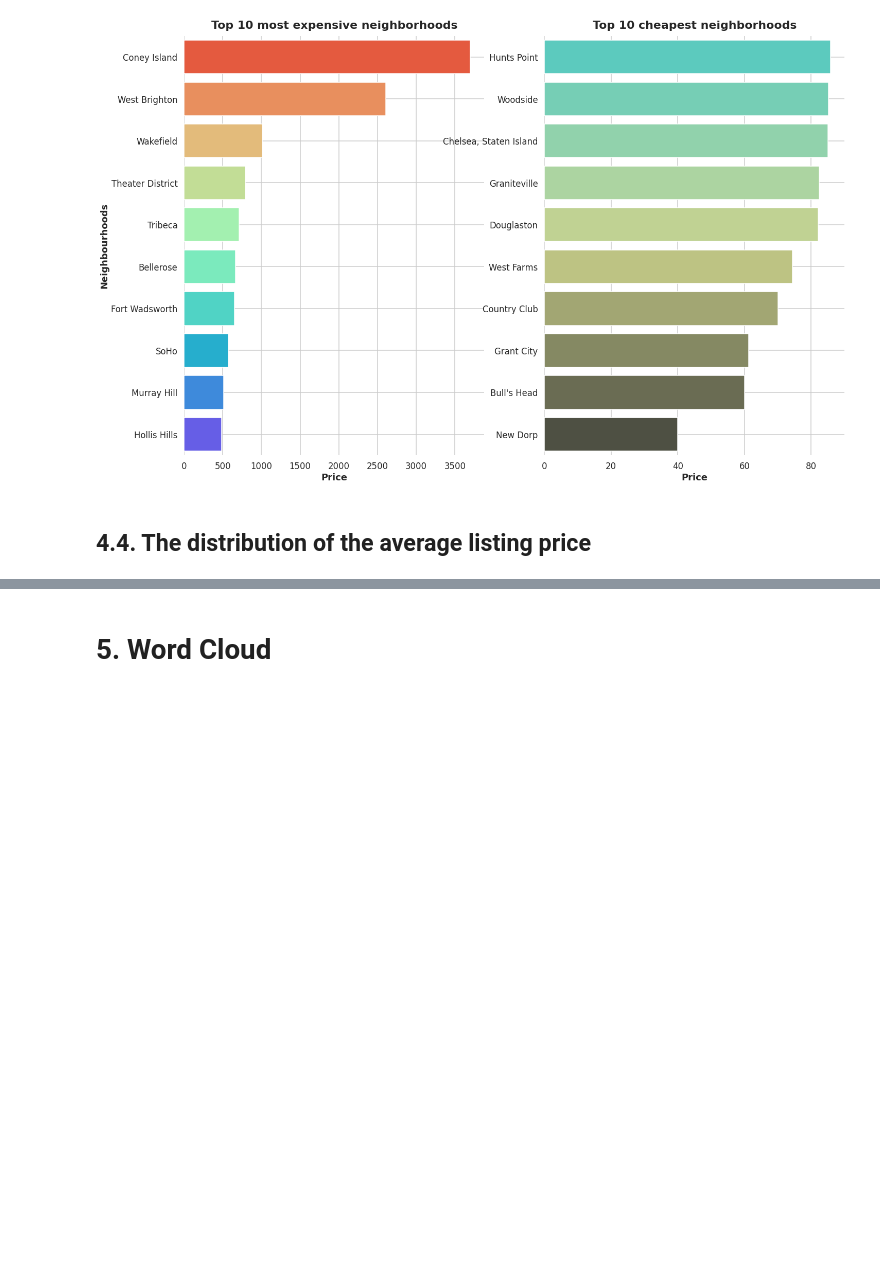
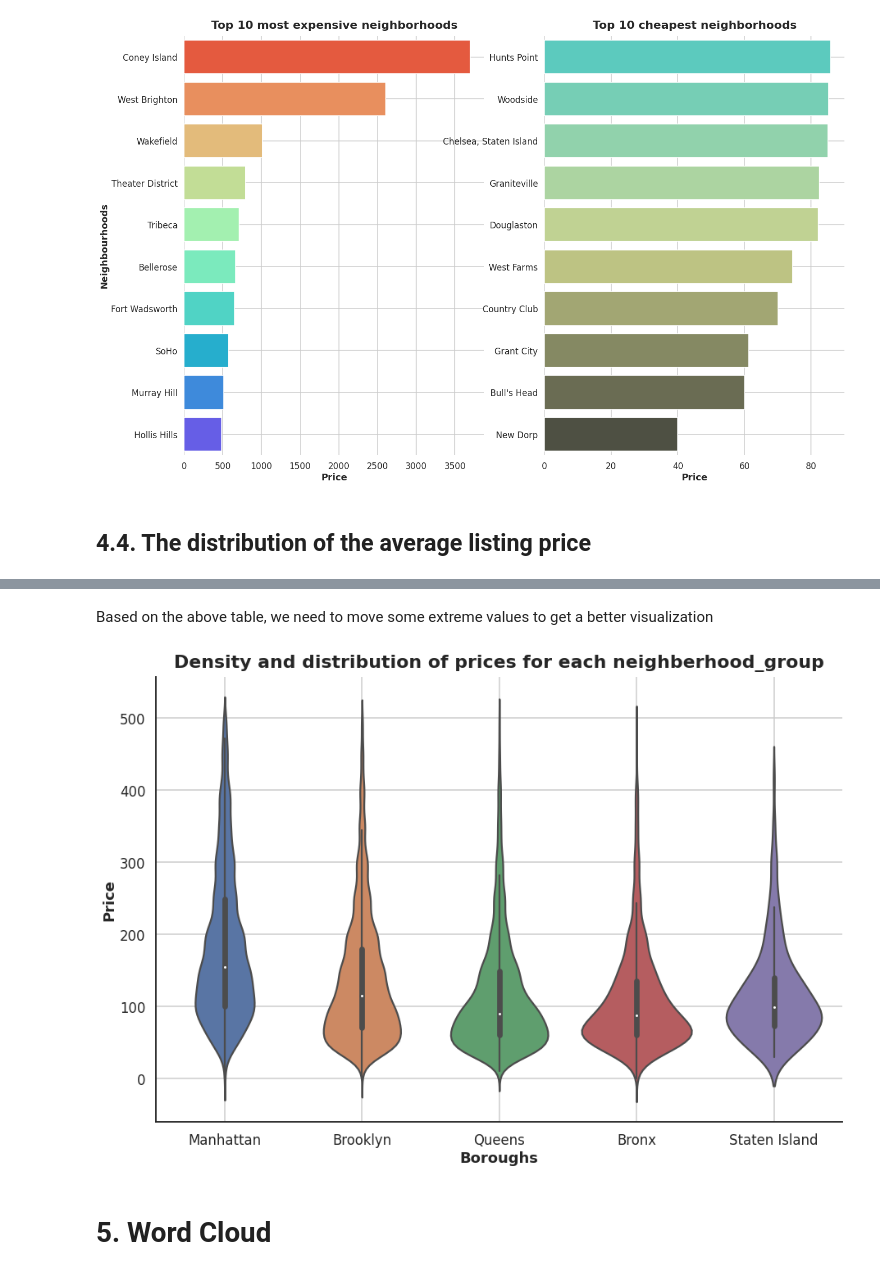
Before and after one commit to tmkhang1999/2022-NYC-Airbnb-Analytics, a Jupyter notebook: analysis.ipynb, the cells around one changed output, grey strips where cells are left out. Saved outputs shown, nothing was run; the diff lists cells and outputs as text; code cells hidden in the pictures; blank space fills up the shorter version.

Commit message:
Visualize the distribution of price across different boroughs

```diff
--- a/analysis.ipynb
+++ b/analysis.ipynb
@@ -329,3 +340,23 @@ listing_df['price'].isnull().sum()
+# %% [markdown]
+Based on the above table, we need to move some extreme values to get a better visualization
+# %%
+# Setting figure and seaborn style
+f, ax = plt.subplots(figsize=(15, 10))
+sns.set(style='white', context='talk')
+sns.despine()
+
+# Using violinplot to showcase density and distribtuion of prices
+viz_4 = sns.violinplot(data=listing_df[listing_df.price < 500],
+                       x='neighbourhood_group_cleansed', y='price')
+viz_4.set_title('Density and distribution of prices for each neighberhood_group',
+                y=1.01, fontsize=22, weight='bold')
+viz_4.set_ylabel('Price', weight='bold')
+viz_4.set_xlabel('Boroughs', weight='bold')
+
+# Add grid style
+ax.grid()
+# %% [output]
+[figure, added]
 # %% [markdown]
 # 5. Word Cloud
 # %% [markdown]
```
Also changed, not shown: parts of 5 cells of this notebook.
